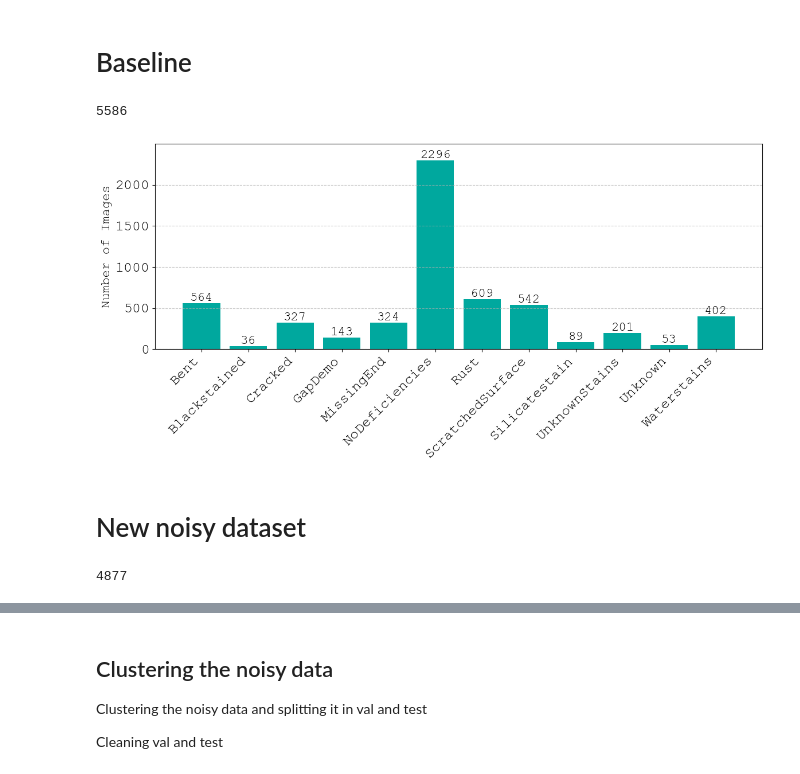
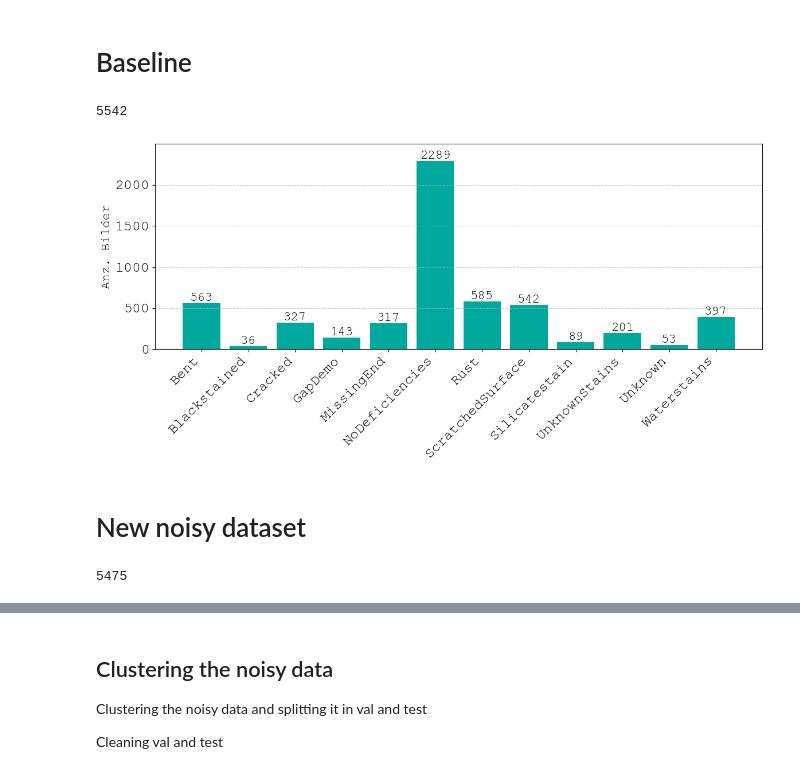
Before and after one commit to LukasBenner/NoisyLabelDefectDetection, a Jupyter notebook: notebooks/plots.ipynb, the cells around one changed output, grey strips where cells are left out. Drawn from its saved outputs; the diff is of its cells as text; code cells hidden in the pictures.

```diff
--- a/notebooks/plots.ipynb
+++ b/notebooks/plots.ipynb
@@ -20,7 +20,7 @@ plt.rcParams.update({
     "figure.titlesize": 16
 })
 # %%
-BASE_DATA_PATH = pathlib.Path("/srv/defectDetectionDataset/surfaceClassification")
+BASE_DATA_PATH = pathlib.Path("/Volumes/SamsungT5/data/surfaceClassification")
 # %% [markdown]
 # Baseline
 # %%
@@ -43,28 +43,28 @@ labels =["Bent",
 
 print(len(dataset))
 # %% [output]
-5586
+5542
 # %%
 plt.rcParams.update({
     "xtick.labelsize": 18,
     "ytick.labelsize": 18,
 })
 
 fig = plt.figure(figsize=(12, 6))
 
 plt.bar(np.arange(0, num_classes), [np.sum(targets == i) for i in range(num_classes)], color=(0.0, 0.66, 0.62))
 for i in range(num_classes):
     plt.text(i, np.sum(targets == i), str(np.sum(targets == i)), ha='center', va='bottom')
 plt.grid(axis='y', linestyle='--', alpha=0.7)
 plt.yticks(np.arange(0, 2500, 500))
 plt.ylim(0, 2500)
 plt.xticks(np.arange(0, num_classes), labels, rotation=45, ha='right')
-plt.ylabel("Number of Images")
+plt.ylabel("Anz. Bilder")
 plt.tight_layout()
 plt.savefig("plots/class_distribution_baseline.svg", bbox_inches='tight')
 plt.show()
 # %% [output]
-[figure, old version]
+[figure, new version]
 # %% [markdown]
 # New noisy dataset
 # %%
@@ -85,6 +85,6 @@ labels =[
     "water_stain"]
 len(noisy_dataset)
 # %% [output]
-4877
+5475
 # %%
 # see which files were removed from baseline to noisy
```
Also changed, not shown: parts of 6 cells of this notebook, 9 other files.
